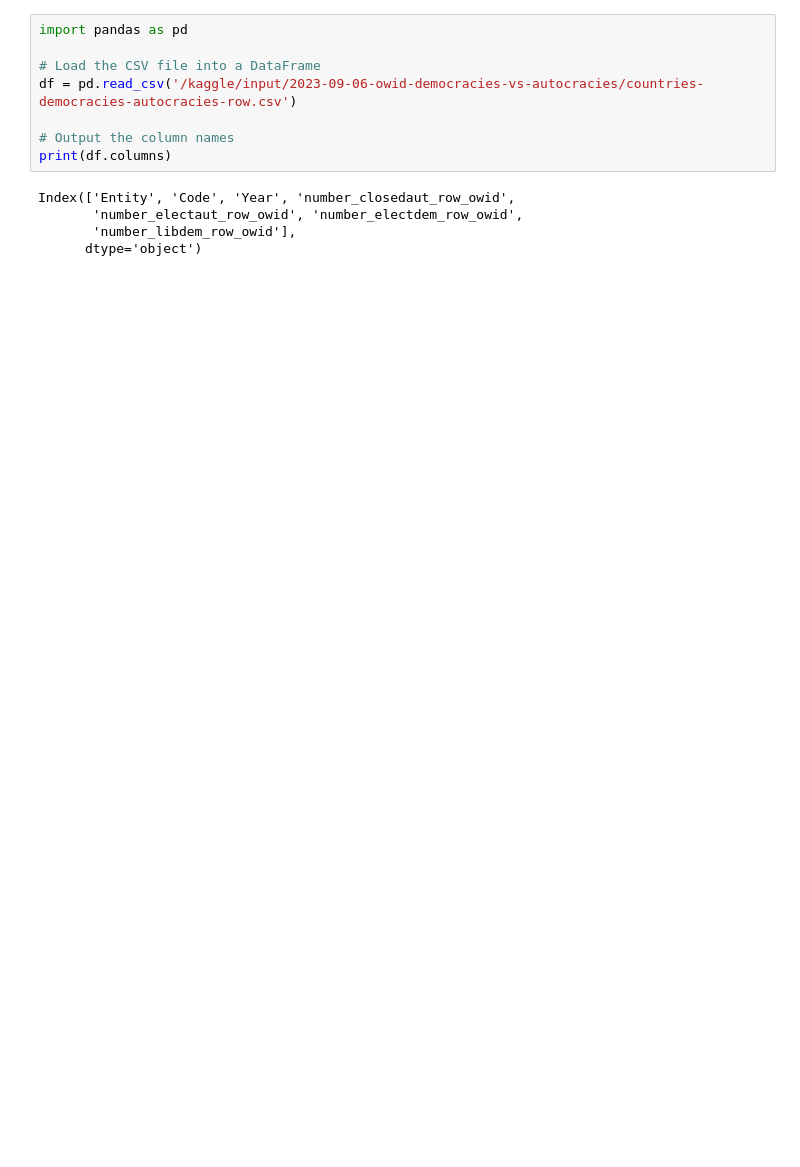
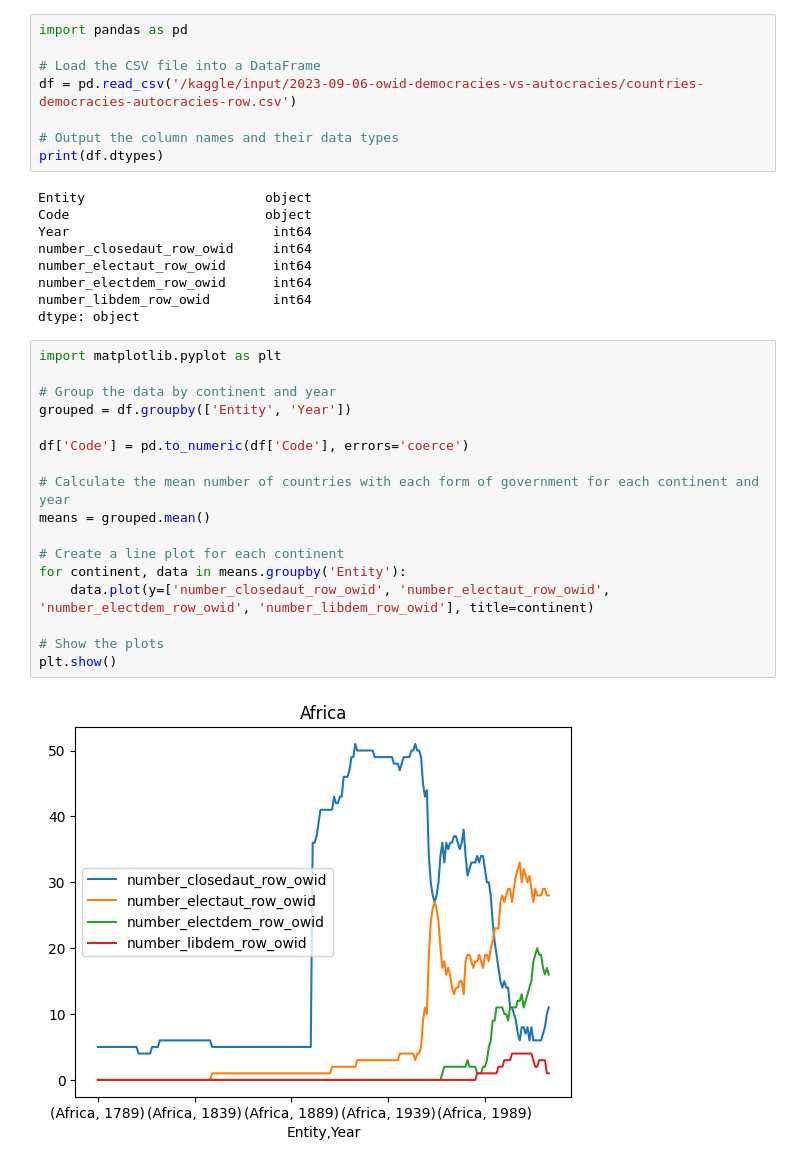
Before and after one commit to FutureShaper/Our_World_in_Data_Democracies_vs_Autocracies, a Jupyter notebook: owid-democracies-vs-autocracies.ipynb, the cells around one changed output. Saved outputs shown, nothing was run; the diff lists cells and outputs as text; blank space fills up the shorter version.

Commit message:
Kaggle Notebook | OWID_Democracies_vs_Autocracies | Version 2

```diff
--- a/owid-democracies-vs-autocracies.ipynb
+++ b/owid-democracies-vs-autocracies.ipynb
@@ -4,10 +4,33 @@ import pandas as pd
 # Load the CSV file into a DataFrame
 df = pd.read_csv('/kaggle/input/2023-09-06-owid-democracies-vs-autocracies/countries-democracies-autocracies-row.csv')
 
-# Output the column names
-print(df.columns)
+# Output the column names and their data types
+print(df.dtypes)
 # %% [output]
-Index(['Entity', 'Code', 'Year', 'number_closedaut_row_owid',
-       'number_electaut_row_owid', 'number_electdem_row_owid',
-       'number_libdem_row_owid'],
-      dtype='object')
+Entity                       object
+Code                         object
+Year                          int64
+number_closedaut_row_owid     int64
+number_electaut_row_owid      int64
+number_electdem_row_owid      int64
+number_libdem_row_owid        int64
+dtype: object
+# %%
+import matplotlib.pyplot as plt
+
+# Group the data by continent and year
+grouped = df.groupby(['Entity', 'Year'])
+
+df['Code'] = pd.to_numeric(df['Code'], errors='coerce')
+
+# Calculate the mean number of countries with each form of government for each continent and year
+means = grouped.mean()
+
+# Create a line plot for each continent
+for continent, data in means.groupby('Entity'):
+    data.plot(y=['number_closedaut_row_owid', 'number_electaut_row_owid', 'number_electdem_row_owid', 'number_libdem_row_owid'], title=continent)
+
+# Show the plots
+plt.show()
+# %% [output]
+[figure, added]
```
Also changed, not shown: parts of 1 cell of this notebook.
